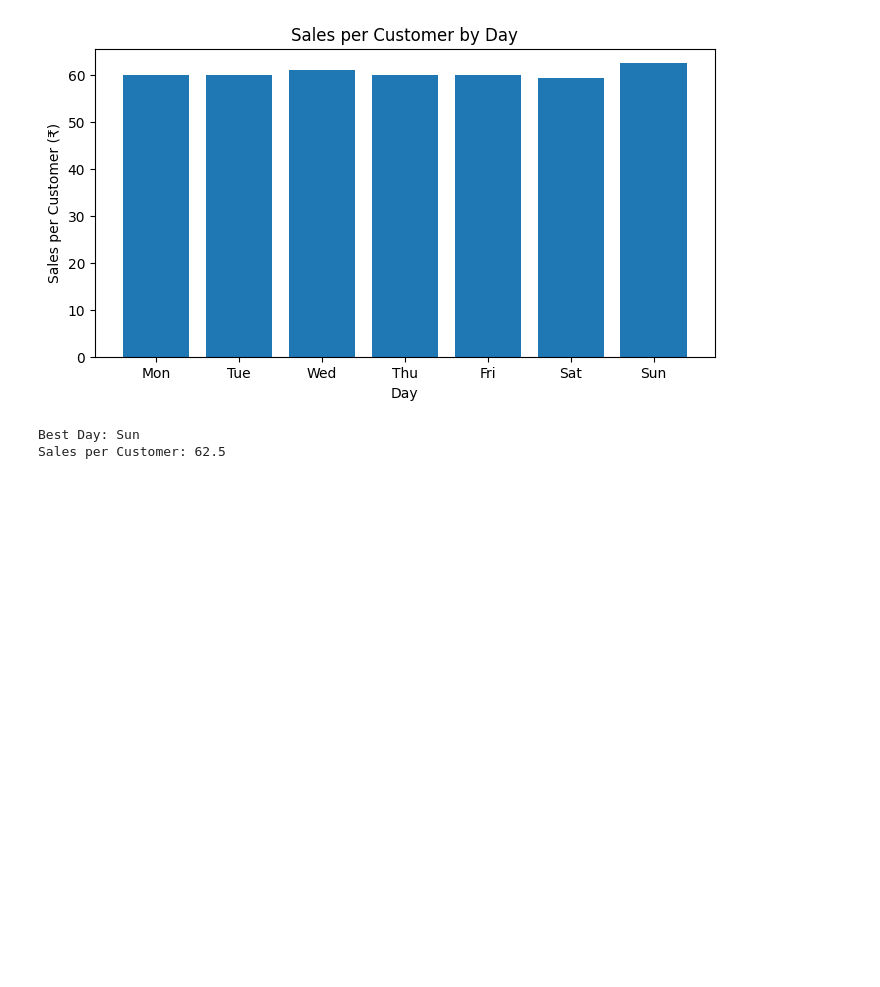
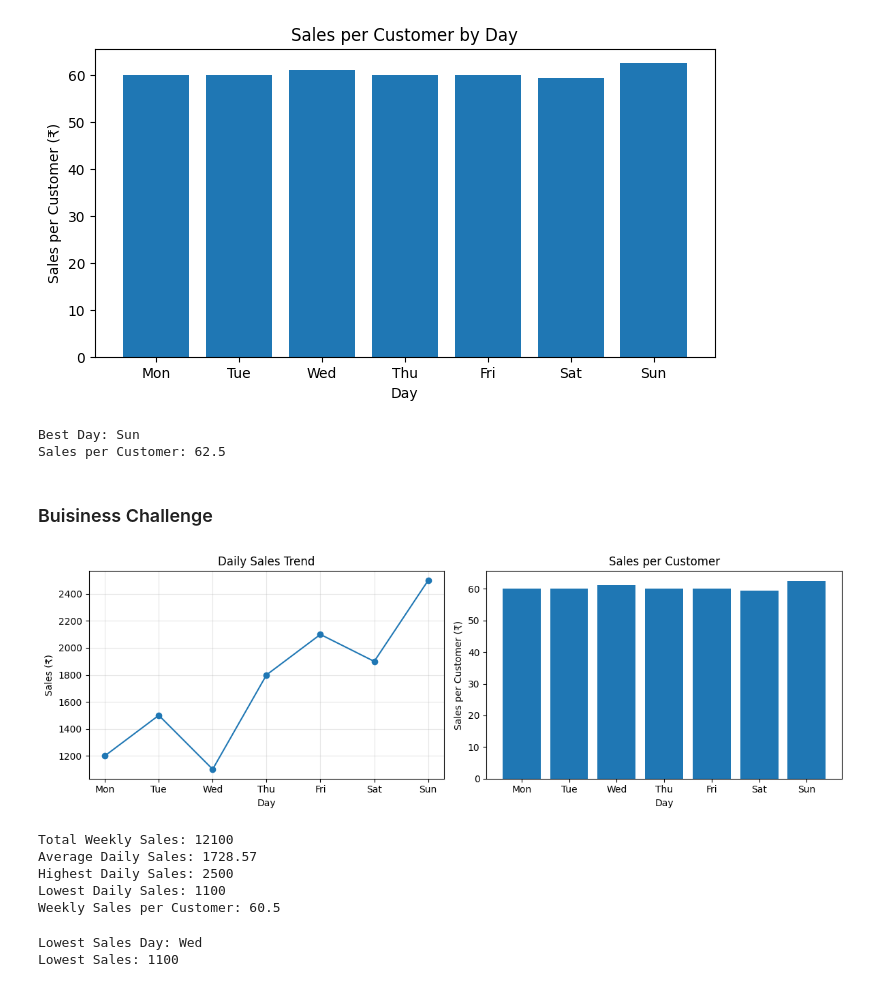
Before and after one commit to ivaibhavpawar1045/Python-Data-Analytics, a Jupyter notebook: 31_Matplotlib_Fundamentals_1/practice.ipynb, the cells around one changed output. Drawn from its saved outputs; the diff is of its cells as text; code cells hidden in the pictures; blank space fills up the shorter version.

Commit message:
Complete Matplotlib fundamentals and sales dashboard

```diff
--- a/31_Matplotlib_Fundamentals_1/practice.ipynb
+++ b/31_Matplotlib_Fundamentals_1/practice.ipynb
@@ -175,3 +175,53 @@ print("Sales per Customer:", round(sales_per_customer[best_index], 2))
 # %% [output]
 Best Day: Sun
 Sales per Customer: 62.5
+# %% [markdown]
+### Buisiness Challenge
+# %%
+# 1. Create a two-chart dashboard
+fig, axes = plt.subplots(1, 2, figsize=(12, 4))
+
+# Daily sales trend
+axes[0].plot(days, sales, marker="o")
+axes[0].set_title("Daily Sales Trend")
+axes[0].set_xlabel("Day")
+axes[0].set_ylabel("Sales (₹)")
+axes[0].grid(True, alpha=0.3)
+
+# Sales per customer
+axes[1].bar(days, sales_per_customer)
+axes[1].set_title("Sales per Customer")
+axes[1].set_xlabel("Day")
+axes[1].set_ylabel("Sales per Customer (₹)")
+
+plt.tight_layout()
+plt.show()
+# %% [output]
+[figure, added]
+# %%
+# 2. Calculate weekly KPIs
+total_sales = sales.sum()
+average_sales = sales.mean()
+highest_sales = sales.max()
+lowest_sales = sales.min()
+
+print("Total Weekly Sales:", total_sales)
+print("Average Daily Sales:", round(average_sales, 2))
+print("Highest Daily Sales:", highest_sales)
+print("Lowest Daily Sales:", lowest_sales)
+print("Weekly Sales per Customer:", round(sales.sum() / customers.sum(), 2))
+# %% [output]
+Total Weekly Sales: 12100
+Average Daily Sales: 1728.57
+Highest Daily Sales: 2500
+Lowest Daily Sales: 1100
+Weekly Sales per Customer: 60.5
+# %%
+# 3. Identify the lowest-sales day
+lowest_index = np.argmin(sales)
+
+print("Lowest Sales Day:", days[lowest_index])
+print("Lowest Sales:", sales[lowest_index])
+# %% [output]
+Lowest Sales Day: Wed
+Lowest Sales: 1100
```
